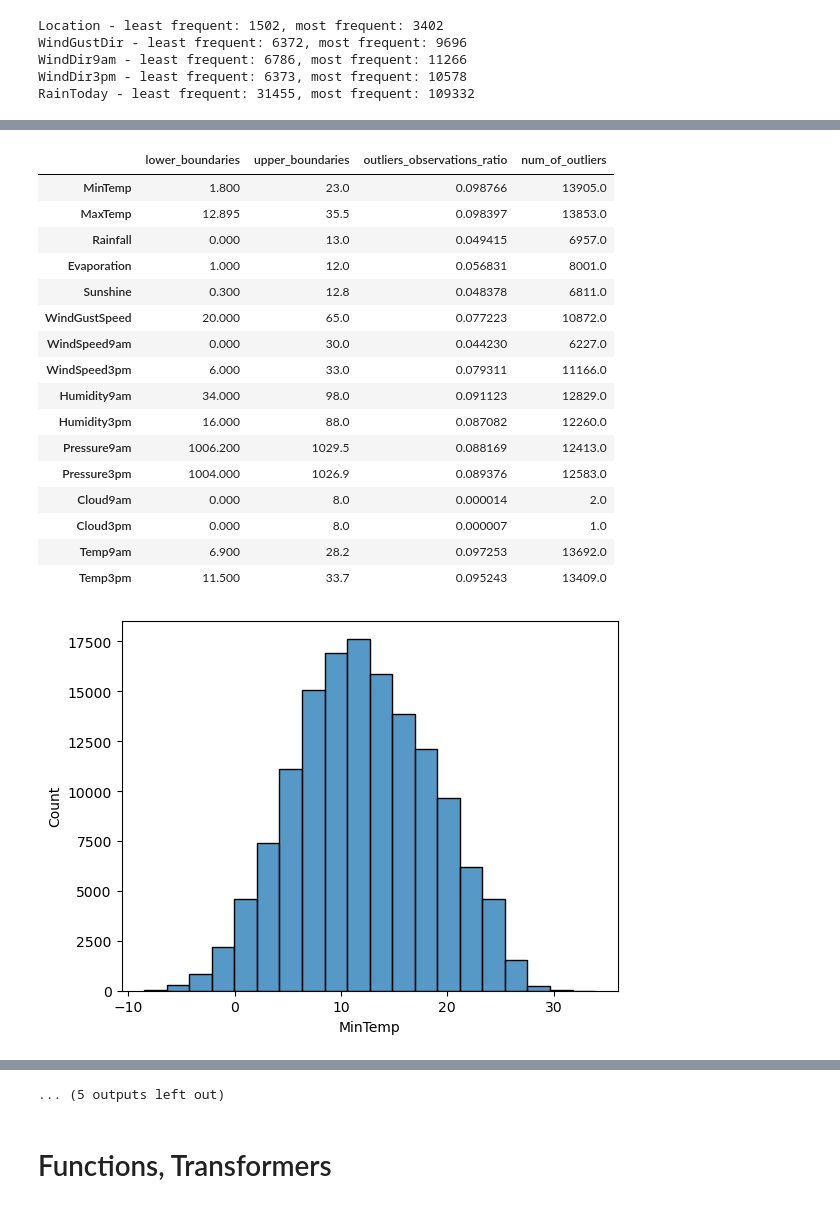
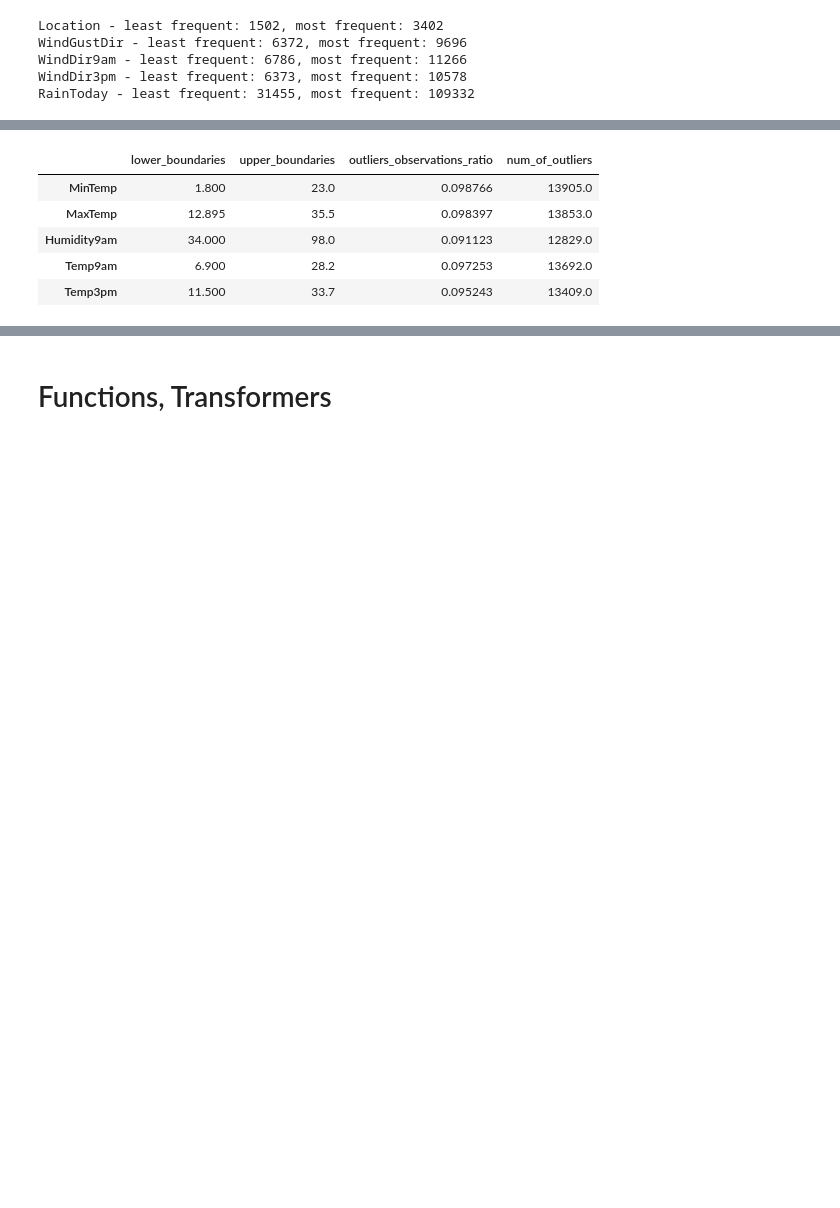
Before and after one commit to TomaszWasilewski/Predict-rain-in-Australia, a Jupyter notebook: rain_in_australia.ipynb, the cells around one changed output, grey strips where cells are left out. Drawn from its saved outputs; the diff is of its cells as text; code cells hidden in the pictures; blank space fills up the shorter version.

```diff
--- a/rain_in_australia.ipynb
+++ b/rain_in_australia.ipynb
@@ -216,21 +208,9 @@ handle_outliers(df_weather_aus, numerical_features, method='iqr', use_for_analys
 # %%
-handle_outliers(df_weather_aus, numerical_features, method='percentile_5_95', use_for_analysis=True)
+handle_outliers(df_weather_aus, numerical_features, method='percentile_5_95', use_for_analysis=True, out_obs_threshold=0.09)
 # %% [output]
 |  | lower_boundaries | upper_boundaries | outliers_observations_ratio | num_of_outliers |
 | MinTemp | 1.800 | 23.0 | 0.098766 | 13905.0 |
 | MaxTemp | 12.895 | 35.5 | 0.098397 | 13853.0 |
-| Rainfall | 0.000 | 13.0 | 0.049415 | 6957.0 |
-| Evaporation | 1.000 | 12.0 | 0.056831 | 8001.0 |
-| Sunshine | 0.300 | 12.8 | 0.048378 | 6811.0 |
-| WindGustSpeed | 20.000 | 65.0 | 0.077223 | 10872.0 |
-| WindSpeed9am | 0.000 | 30.0 | 0.044230 | 6227.0 |
-| WindSpeed3pm | 6.000 | 33.0 | 0.079311 | 11166.0 |
 | Humidity9am | 34.000 | 98.0 | 0.091123 | 12829.0 |
-| Humidity3pm | 16.000 | 88.0 | 0.087082 | 12260.0 |
-| Pressure9am | 1006.200 | 1029.5 | 0.088169 | 12413.0 |
-| Pressure3pm | 1004.000 | 1026.9 | 0.089376 | 12583.0 |
-| Cloud9am | 0.000 | 8.0 | 0.000014 | 2.0 |
-| Cloud3pm | 0.000 | 8.0 | 0.000007 | 1.0 |
 | Temp9am | 6.900 | 28.2 | 0.097253 | 13692.0 |
 | Temp3pm | 11.500 | 33.7 | 0.095243 | 13409.0 |
-[figure, removed]
@@ -247,4 +217,3 @@ handle_outliers(df_weather_aus, numerical_features, method='percentile_5_95', us
-... (5 outputs left out)
 # %%
 X = df_weather_aus.drop(columns='RainTomorrow')
 y = df_weather_aus['RainTomorrow']
```
Also changed, not shown: parts of 53 cells of this notebook.
